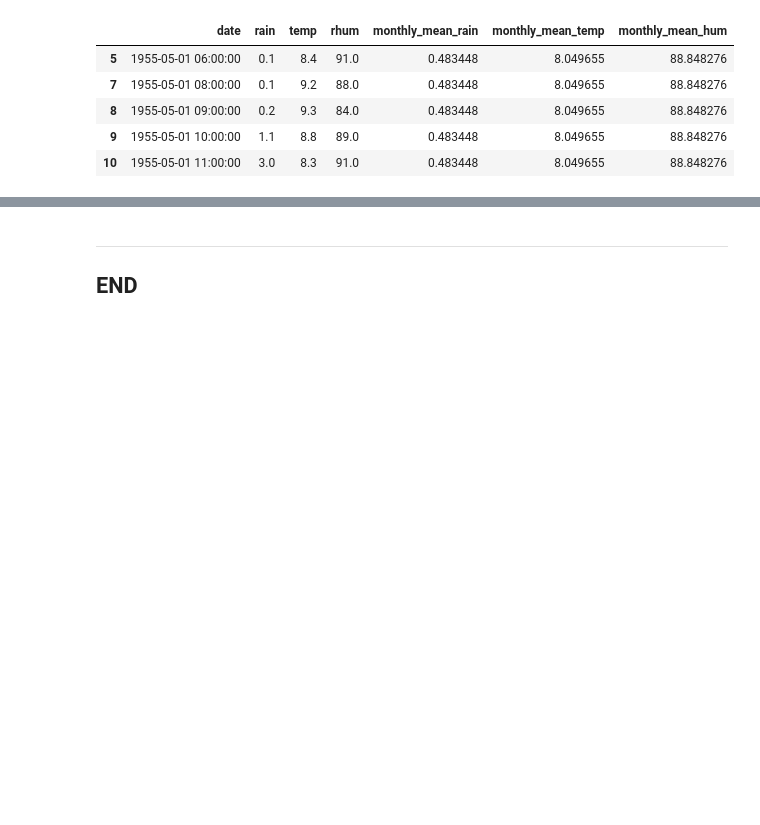
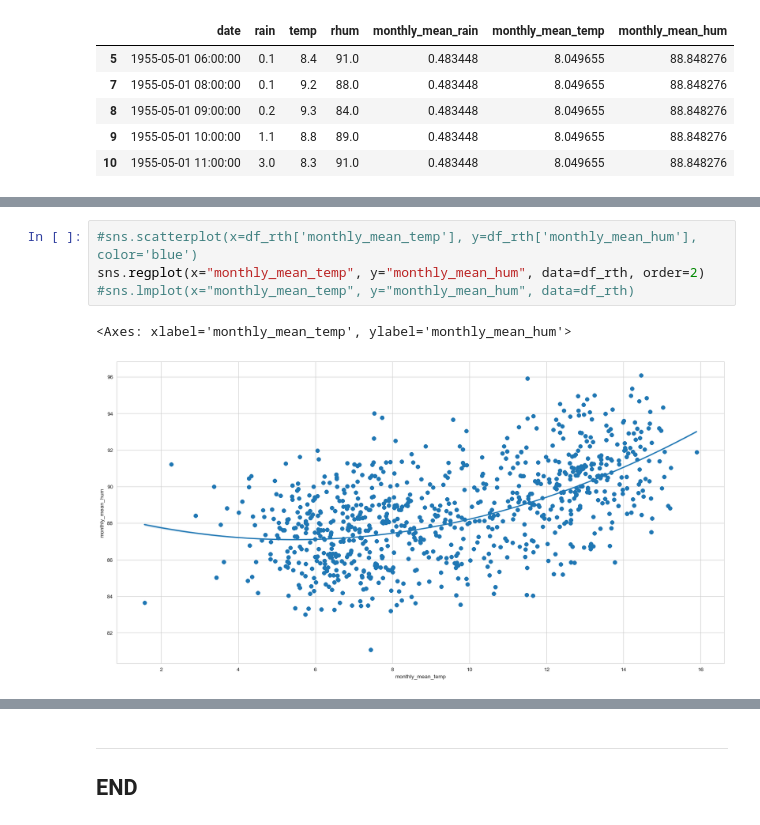
Before and after one commit to FatimaBOliveira/Programming-for-data-analytics, a Jupyter notebook: Project/climate.ipynb, the cells around one changed output, grey strips where cells are left out. Saved outputs shown, nothing was run; the diff lists cells and outputs as text; blank space fills up the shorter version.

```diff
--- a/Project/climate.ipynb
+++ b/Project/climate.ipynb
@@ -980,0 +1032,7 @@ Correlation between temperature and humidity is: 0.5301741455145221
+# %%
+#sns.scatterplot(x=df_rth['monthly_mean_temp'], y=df_rth['monthly_mean_hum'], color='blue')
+sns.regplot(x="monthly_mean_temp", y="monthly_mean_hum", data=df_rth, order=2)
+#sns.lmplot(x="monthly_mean_temp", y="monthly_mean_hum", data=df_rth)
+# %% [output]
+<Axes: xlabel='monthly_mean_temp', ylabel='monthly_mean_hum'>
+[figure, added]
```
Also changed, not shown: parts of 49 cells of this notebook.
